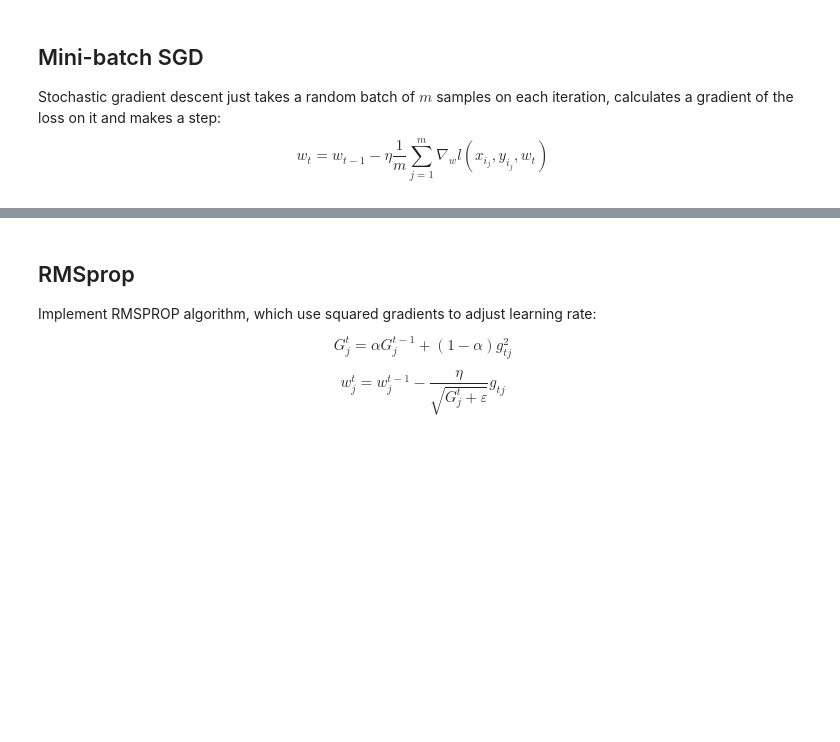
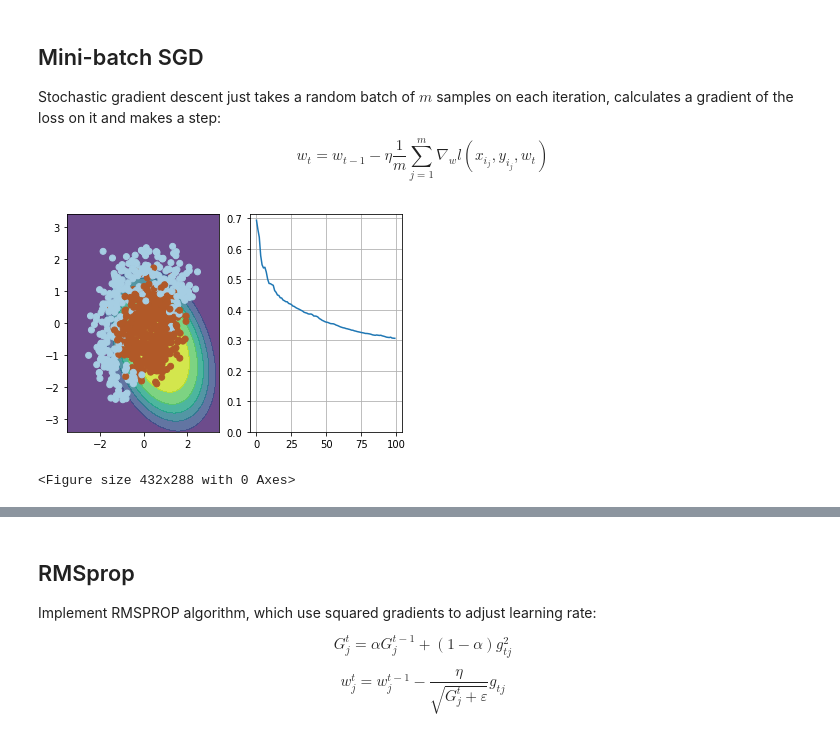
Before and after one commit to gafarina/RL, a Jupyter notebook: Homework1.ipynb, the cells around one changed output, grey strips where cells are left out. Drawn from its saved outputs; the diff is of its cells as text; code cells hidden in the pictures; blank space fills up the shorter version.

```diff
--- a/Homework1.ipynb
+++ b/Homework1.ipynb
@@ -73,6 +72,13 @@ def expand(X):
     :returns: expanded features of shape [n_samples,6]
     """
     X_expanded = np.zeros((X.shape[0], 6))
+    X_expanded[:,0] = X[:,0]
+    X_expanded[:,1] = X[:,1]
+    X_expanded[:,2] = np.power(X[:,0],2)
+    X_expanded[:,3] = np.power(X[:,1],2)
+    X_expanded[:,4] = X[:,0]*X[:,1]
+    X_expanded[:,5] = 1
+    return X_expanded
 
     # TODO:<your code here>
 # %%
@@ -123,6 +131,8 @@ def probability(X, w):
     :param w: weight vector w of shape [6] for each of the expanded features
     :returns: an array of predicted probabilities in [0,1] interval.
     """
+    p = 1./(1+np.exp(-np.dot(X,w)))
+    return p
 
     # TODO:<your code here>
 # %%
@@ -147,6 +157,8 @@ def compute_loss(X, y, w):
     and weight vector w [6], compute scalar loss function L using formula above.
     Keep in mind that our loss is averaged over all samples (rows) in X.
     """
+    L = -(1/y.shape[0])*(np.dot(y,np.log(probability(X, w))) + np.dot((1-y),np.log(1-probability(X, w))))
+    return L
     # TODO:<your code here>
 # %%
 # use output of this cell to fill answer field
@@ -174,7 +186,8 @@ def compute_grad(X, y, w):
     and weight vector w [6], compute vector [6] of derivatives of L over each weights.
     Keep in mind that our loss is averaged over all samples (rows) in X.
     """
-
+    Grad = (1./X.shape[0])*np.dot(X.transpose(),(probability(X,w)-y))
+    return Grad
     # TODO<your code here>
 # %%
 # use output of this cell to fill answer field
@@ -227,27 +242,31 @@ $$ w_t = w_{t-1} - \eta \dfrac{1}{m} \sum_{j=1}^m \nabla_w l(x_{i_j}, y_{i_j}, w
 # %%
 # please use np.random.seed(42), eta=0.1, n_iter=100 and batch_size=4 for deterministic results
 
 np.random.seed(42)
 w = np.array([0, 0, 0, 0, 0, 1])
 
 eta= 0.1 # learning rate
 
 n_iter = 100
 batch_size = 4
 loss = np.zeros(n_iter)
 plt.figure(figsize=(12, 5))
 
 for i in range(n_iter):
     ind = np.random.choice(X_expanded.shape[0], batch_size)
     loss[i] = compute_loss(X_expanded, y, w)
     if i % 10 == 0:
         visualize(X_expanded[ind, :], y[ind], w, loss)
+    w = w - eta*compute_grad(X_expanded[ind, :],y[ind],w)
 
     # Keep in mind that compute_grad already does averaging over batch for you!
     # TODO:<your code here>
 
 visualize(X, y, w, loss)
 plt.clf()
+# %% [output]
+[figure, added]
+<Figure size 432x288 with 0 Axes>
 # %%
 # use output of this cell to fill answer field
 
```
Also changed, not shown: parts of 5 cells of this notebook.
